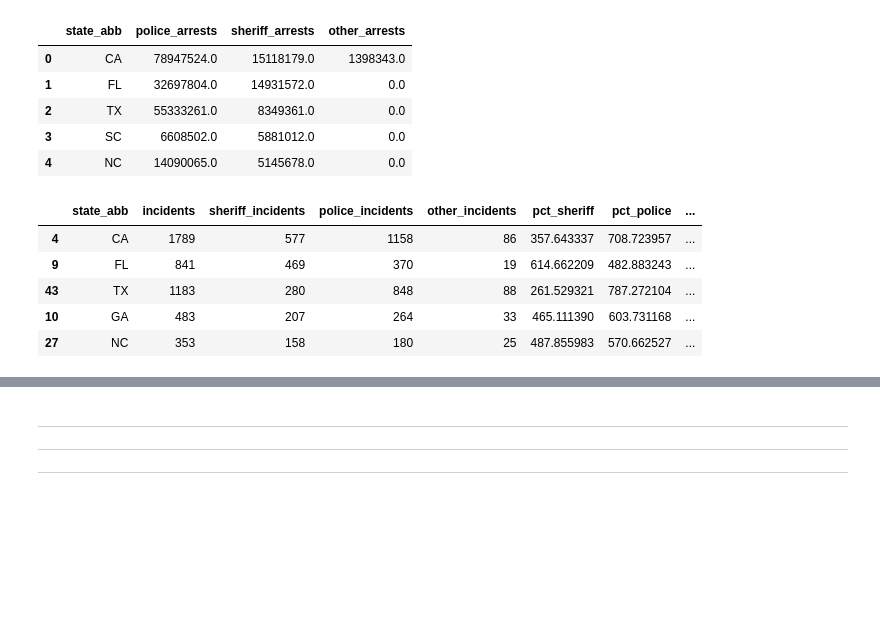
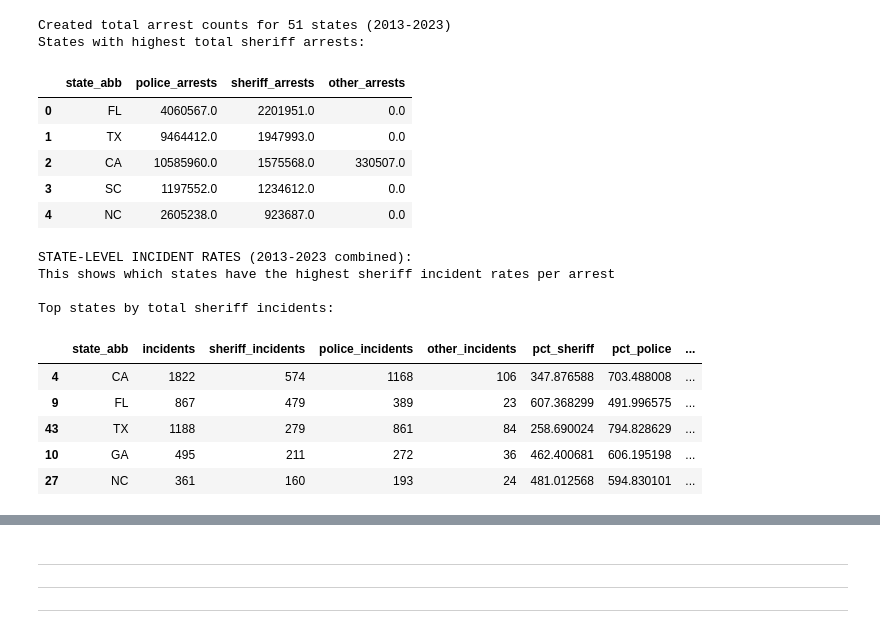
Before and after one commit to cbs-news-data/sheriff_documentary_analysis, a Jupyter notebook: notebooks/3_police_killings_state.ipynb, the cells around one changed output, grey strips where cells are left out. Saved outputs shown, nothing was run; the diff lists cells and outputs as text; code cells hidden in the pictures; blank space fills up the shorter version.

Commit message:
updated to latest mapping police violence data. used claude for comments

```diff
--- a/notebooks/3_police_killings_state.ipynb
+++ b/notebooks/3_police_killings_state.ipynb
@@ -140,52 +227,76 @@ arrest_by_state.head()
 # %%
-# sum over time period 2013 to 2023 to match MPV timeline
+# Sum arrests over the analysis period (2013-2023) to match MPV timeline
+# This creates total arrest counts by state for the entire period, which will serve
+# as the denominator for calculating incident rates per 100,000 arrests
+
 state_arrests_summed = (
-    arrest_by_state
-    .loc[ lambda x: (x["year"] >= 2013) & x["year"] <= 2023]
-    .drop(columns = ["year"])
+    arrests_by_state
+    .loc[ lambda x: (x["year"] >= 2013) & (x["year"] <= 2023)]  # Match MPV timeline
+    .drop(columns = ["year"])  # Remove year since we're summing across years
     .groupby("state_abb")
-    .sum()
-    .sort_values("sheriff_arrests", ascending = False)
+    .sum()  # Sum arrests across all years for each state
+    .sort_values("sheriff_arrests", ascending = False)  # Sort by sheriff arrests
     .reset_index()
 )
 
+print(f"Created total arrest counts for {len(state_arrests_summed)} states (2013-2023)")
+print("States with highest total sheriff arrests:")
+
 state_arrests_summed.head()
 # %% [output]
+Created total arrest counts for 51 states (2013-2023)
+States with highest total sheriff arrests:
 |  | state_abb | police_arrests | sheriff_arrests | other_arrests |
-| 0 | CA | 78947524.0 | 15118179.0 | 1398343.0 |
-| 1 | FL | 32697804.0 | 14931572.0 | 0.0 |
-| 2 | TX | 55333261.0 | 8349361.0 | 0.0 |
-| 3 | SC | 6608502.0 | 5881012.0 | 0.0 |
-| 4 | NC | 14090065.0 | 5145678.0 | 0.0 |
+| 0 | FL | 4060567.0 | 2201951.0 | 0.0 |
+| 1 | TX | 9464412.0 | 1947993.0 | 0.0 |
+| 2 | CA | 10585960.0 | 1575568.0 | 330507.0 |
+| 3 | SC | 1197552.0 | 1234612.0 | 0.0 |
+| 4 | NC | 2605238.0 | 923687.0 | 0.0 |
 # %%
-# merge arrests with incidents data to get deaths/arrests over the 9 year period
-incident_rate_summed= (
-    incidents_states
-    .loc[ lambda x: x["year"] <= 2023 ]
-    .drop( columns = ["year"])
+# Calculate state-level incident rates per 100,000 arrests (2013-2023)
+#
+# THIS IS THE KEY STATE-LEVEL ANALYSIS
+#
+# We sum incidents and arrests over the entire analysis period to get stable rates
+# This approach:
+# - Avoids year-to-year volatility in small states
+# - Provides robust estimates for state comparison
+# - Identifies which states drive the national pattern
+
+incident_rates_by_state = (
+    incidents_by_state
+    .loc[ lambda x: x["year"] <= 2023 ]  # Exclude incomplete 2024 data
+    .drop( columns = ["year"])  # Remove year since we're summing across years
     .groupby("state_abb")
-    .sum()
+    .sum()  # Sum incidents across all years for each state
     .merge(
-        # sum all years
-        state_arrests_summed,
+        state_arrests_summed,  # Merge with arrest totals
         on = ["state_abb"]
     )
     .assign(
-        # per 100k arrests
+        # Calculate incidents per 100,000 arrests for each agency type
         sheriff_incidents_per_arrest = lambda f: f["sheriff_incidents"] / f["sheriff_arrests"] * 100000,
         police_incidents_per_arrest = lambda f: f["police_incidents"] / f["police_arrests"] * 100000,
         other_incidents_per_arrest = lambda f: (f["other_incidents"] / f["other_arrests"] * 100000),
     )
-    # the other incidents number is too low to be meaningful
+    # Handle division by zero and infinity values (states with no arrests for certain agency types)
     .replace([np.inf, -np.inf, np.nan], 0)
-    .sort_values( by = ["sheriff_incidents"], ascending = False)
+    .sort_values( by = ["sheriff_incidents"], ascending = False)  # Sort by total sheriff incidents
 )
 
-incident_rate_summed.head()
+print("STATE-LEVEL INCIDENT RATES (2013-2023 combined):")
+print("This shows which states have the highest sheriff incident rates per arrest")
+print("\nTop states by total sheriff incidents:")
+
+incident_rates_by_state.head()
 # %% [output]
+STATE-LEVEL INCIDENT RATES (2013-2023 combined):
+This shows which states have the highest sheriff incident rates per arrest
+
+Top states by total sheriff incidents:
 |  | state_abb | incidents | sheriff_incidents | police_incidents | other_incidents | pct_sheriff | pct_police | ... |
-| 4 | CA | 1789 | 577 | 1158 | 86 | 357.643337 | 708.723957 | ... |
-| 9 | FL | 841 | 469 | 370 | 19 | 614.662209 | 482.883243 | ... |
-| 43 | TX | 1183 | 280 | 848 | 88 | 261.529321 | 787.272104 | ... |
-| 10 | GA | 483 | 207 | 264 | 33 | 465.111390 | 603.731168 | ... |
-| 27 | NC | 353 | 158 | 180 | 25 | 487.855983 | 570.662527 | ... |
+| 4 | CA | 1822 | 574 | 1168 | 106 | 347.876588 | 703.488008 | ... |
+| 9 | FL | 867 | 479 | 389 | 23 | 607.368299 | 491.996575 | ... |
+| 43 | TX | 1188 | 279 | 861 | 84 | 258.690024 | 794.828629 | ... |
+| 10 | GA | 495 | 211 | 272 | 36 | 462.400681 | 606.195198 | ... |
+| 27 | NC | 361 | 160 | 193 | 24 | 481.012568 | 594.830101 | ... |
```
Also changed, not shown: parts of 22 cells of this notebook, 28 other files.
